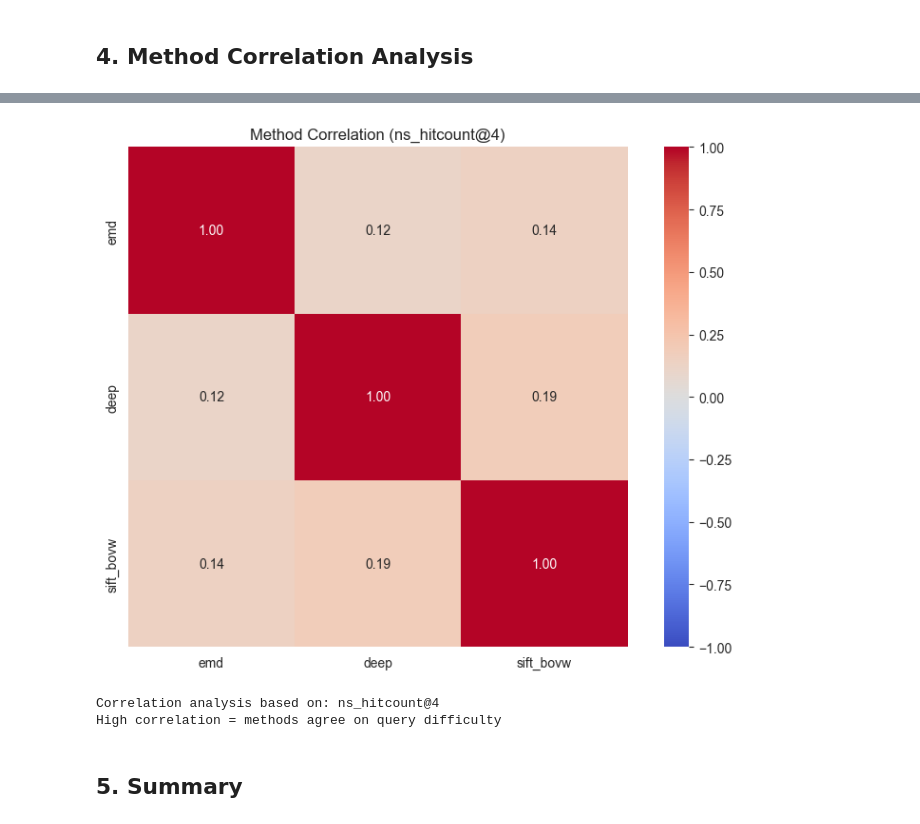
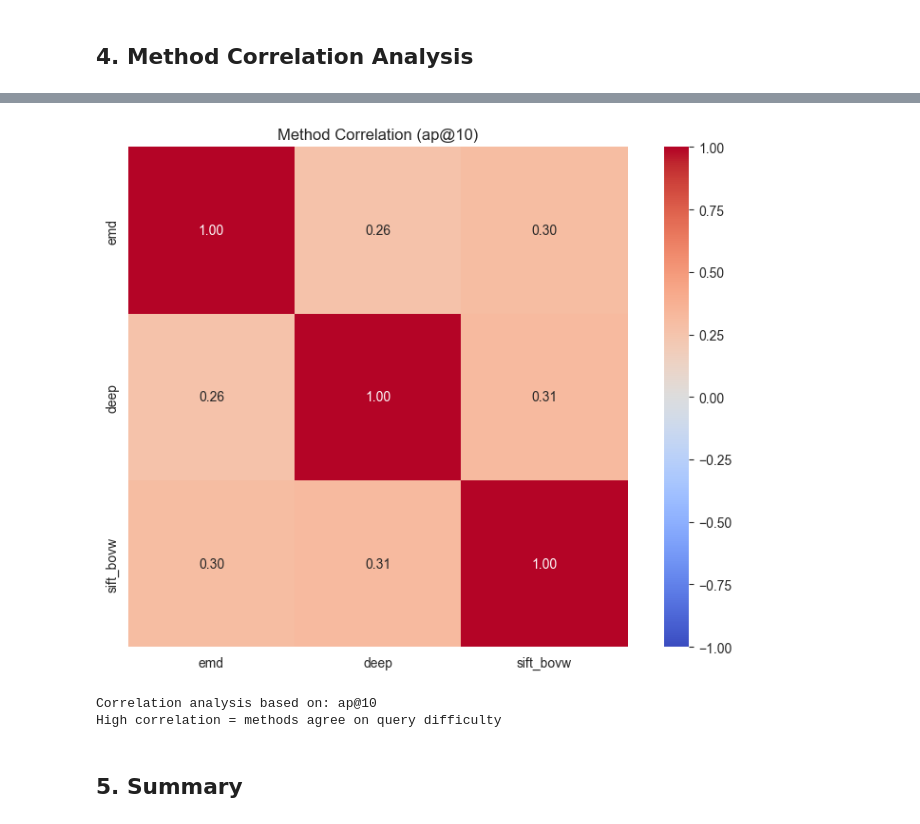
Before and after one commit to jonathanhexner/sim-bench, a Jupyter notebook: sim_bench/analysis/methods_comparison.ipynb, the cells around one changed output, grey strips where cells are left out. Drawn from its saved outputs; the diff is of its cells as text; code cells hidden in the pictures.

```diff
--- a/sim_bench/analysis/methods_comparison.ipynb
+++ b/sim_bench/analysis/methods_comparison.ipynb
@@ -80,6 +44,7 @@ import matplotlib.pyplot as plt
 import seaborn as sns
 from sim_bench.analysis.utils import get_project_root
 from sim_bench.analysis.io import load_metrics, load_per_query
+from sim_bench.analysis.export import export_notebook_to_pdf, archive_notebook
 
 sns.set_style('whitegrid')
 
@@ -87,8 +52,11 @@ sns.set_style('whitegrid')
 PROJECT_ROOT = get_project_root()
 
 # Experiment settings
-EXPERIMENT_DIR = PROJECT_ROOT / "outputs" / "baseline_runs" / "comprehensive_baseline" / "2025-10-08_16-25-49"
+EXPERIMENT_DIR = PROJECT_ROOT / "outputs" / "baseline_runs" / "comprehensive_baseline" / "2025-10-24_01-10-45"
 METHODS = ["emd", "deep", "sift_bovw"]  # Methods to compare
+
+# === Output Options ===
+EXPORT_PDF = True  # Export entire notebook to PDF
 
 # === Validation ===
 if not EXPERIMENT_DIR.exists():
@@ -106,5 +74,6 @@ for method in METHODS:
 print(f"✓ Configuration validated")
 print(f"  Experiment: {EXPERIMENT_DIR.relative_to(PROJECT_ROOT)}")
 print(f"  Methods: {', '.join(METHODS)}")
+print(f"  Export PDF: {EXPORT_PDF}")
 # %% [output]
 ✓ Configuration validated
@@ -120,6 +90,11 @@ for method in METHODS:
         df = load_metrics(method, EXPERIMENT_DIR)
         metrics_data[method] = df
         print(f"✓ {method}: {len(df)} metrics")
+        # Handle backward compatibility
+        if 'map_full' in df.columns and 'map' not in df.columns:
+            df['map'] = df['map_full']
+        if 'prec@10' in df.columns and 'precision@10' not in df.columns:
+            df['precision@10'] = df['prec@10']
     except FileNotFoundError:
         print(f"⚠ {method}: metrics.csv not found, skipping")
 
@@ -270,48 +254,42 @@ Method Rankings (1=best):
 # %%
+compare_metric = 'ap@10'
 # Load per-query results to analyze correlations
 per_query_data = {}
 for method in METHODS:
     try:
         df = load_per_query(method, EXPERIMENT_DIR)
         per_query_data[method] = df
     except FileNotFoundError:
         print(f"⚠ {method}: per_query.csv not found")
 
 if len(per_query_data) >= 2:
     # Choose a metric to compare (e.g., first available numeric column)
-    sample_df = next(iter(per_query_data.values()))
-    metric_cols = sample_df.select_dtypes(include=[np.number]).columns.tolist()
-    metric_cols = [c for c in metric_cols if c not in ['query_idx', 'group_id']]
 
-    if metric_cols:
-        compare_metric = metric_cols[0]  # Use first available metric
+    # Create comparison DataFrame
+    df_compare = pd.DataFrame()
+    for method, df in per_query_data.items():
+        if compare_metric in df.columns:
+            df_compare[method] = df[compare_metric].values
 
-        # Create comparison DataFrame
-        df_compare = pd.DataFrame()
-        for method, df in per_query_data.items():
-            if compare_metric in df.columns:
-                df_compare[method] = df[compare_metric].values
+    # Compute correlation
+    corr_matrix = df_compare.corr()
 
-        # Compute correlation
-        corr_matrix = df_compare.corr()
+    # Visualize
+    plt.figure(figsize=(8, 6))
+    sns.heatmap(corr_matrix, annot=True, fmt='.2f', cmap='coolwarm', center=0,
+                vmin=-1, vmax=1, square=True)
+    plt.title(f'Method Correlation ({compare_metric})')
+    plt.tight_layout()
+    plt.show()
 
-        # Visualize
-        plt.figure(figsize=(8, 6))
-        sns.heatmap(corr_matrix, annot=True, fmt='.2f', cmap='coolwarm', center=0,
-                   vmin=-1, vmax=1, square=True)
-        plt.title(f'Method Correlation ({compare_metric})')
-        plt.tight_layout()
-        plt.show()
+    print(f"\nCorrelation analysis based on: {compare_metric}")
+    print("High correlation = methods agree on query difficulty")
 
-        print(f"\nCorrelation analysis based on: {compare_metric}")
-        print("High correlation = methods agree on query difficulty")
-    else:
-        print("⚠ No numeric metrics available for correlation analysis")
 else:
     print("⚠ Need at least 2 methods for correlation analysis")
 # %% [output]
-[figure, old version]
+[figure, new version]
-Correlation analysis based on: ns_hitcount@4
+Correlation analysis based on: ap@10
 High correlation = methods agree on query difficulty
 # %% [markdown]
 ## 5. Summary
```
Also changed, not shown: parts of 15 cells of this notebook, 42 other files.
